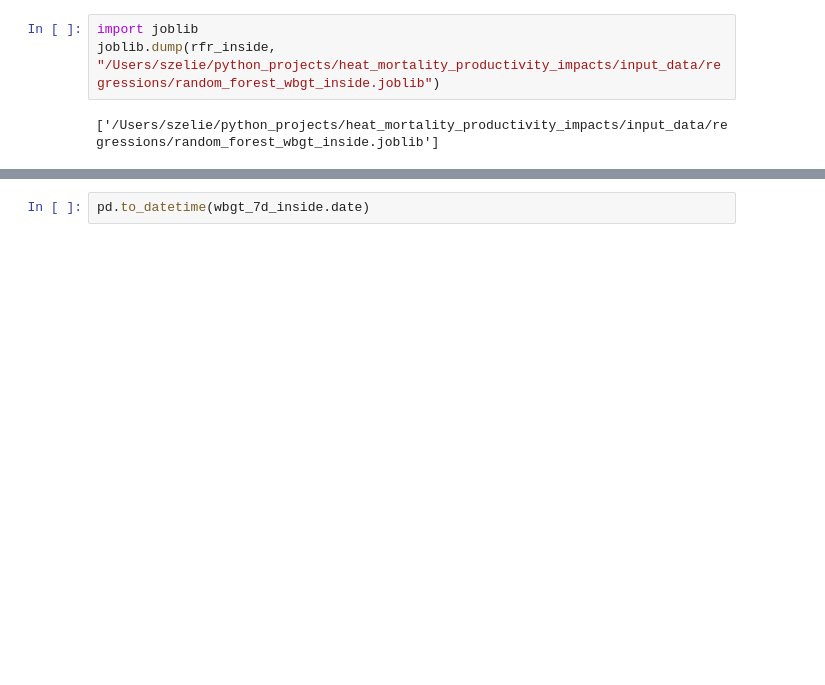
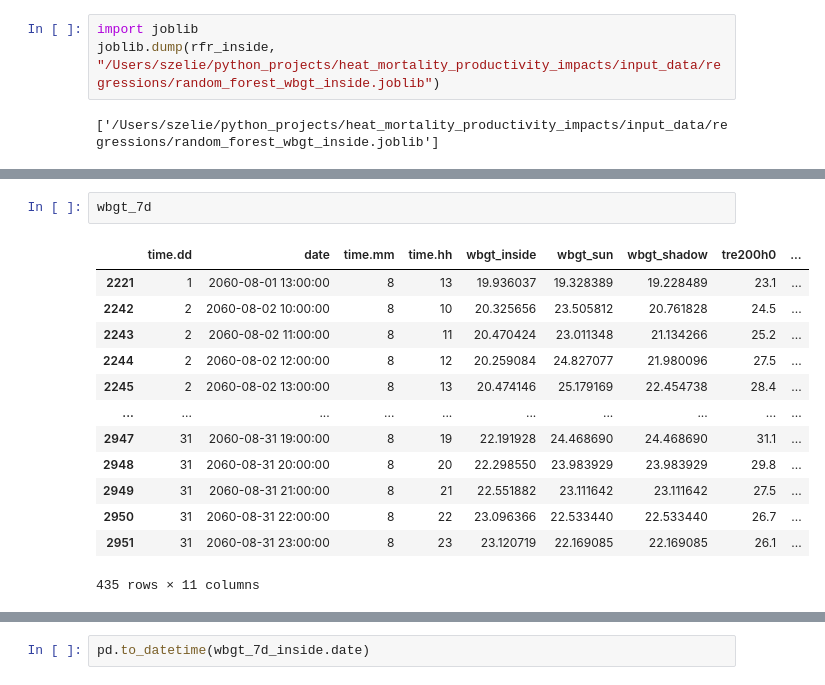
Before and after one commit to zeliest/heat_mortality_productivity_impacts, a Jupyter notebook: research/notebooks/random_forest_wbgt.ipynb, the cells around one changed output, grey strips where cells are left out. Saved outputs shown, nothing was run; the diff lists cells and outputs as text; blank space fills up the shorter version.

```diff
--- a/research/notebooks/random_forest_wbgt.ipynb
+++ b/research/notebooks/random_forest_wbgt.ipynb
@@ -233,2 +232,18 @@ wbgt
+# %%
+wbgt_7d
+# %% [output]
+|  | time.dd | date | time.mm | time.hh | wbgt_inside | wbgt_sun | wbgt_shadow | tre200h0 | ... |
+| 2221 | 1 | 2060-08-01 13:00:00 | 8 | 13 | 19.936037 | 19.328389 | 19.228489 | 23.1 | ... |
+| 2242 | 2 | 2060-08-02 10:00:00 | 8 | 10 | 20.325656 | 23.505812 | 20.761828 | 24.5 | ... |
+| 2243 | 2 | 2060-08-02 11:00:00 | 8 | 11 | 20.470424 | 23.011348 | 21.134266 | 25.2 | ... |
+| 2244 | 2 | 2060-08-02 12:00:00 | 8 | 12 | 20.259084 | 24.827077 | 21.980096 | 27.5 | ... |
+| 2245 | 2 | 2060-08-02 13:00:00 | 8 | 13 | 20.474146 | 25.179169 | 22.454738 | 28.4 | ... |
+| ... | ... | ... | ... | ... | ... | ... | ... | ... | ... |
+| 2947 | 31 | 2060-08-31 19:00:00 | 8 | 19 | 22.191928 | 24.468690 | 24.468690 | 31.1 | ... |
+| 2948 | 31 | 2060-08-31 20:00:00 | 8 | 20 | 22.298550 | 23.983929 | 23.983929 | 29.8 | ... |
+| 2949 | 31 | 2060-08-31 21:00:00 | 8 | 21 | 22.551882 | 23.111642 | 23.111642 | 27.5 | ... |
+| 2950 | 31 | 2060-08-31 22:00:00 | 8 | 22 | 23.096366 | 22.533440 | 22.533440 | 26.7 | ... |
+| 2951 | 31 | 2060-08-31 23:00:00 | 8 | 23 | 23.120719 | 22.169085 | 22.169085 | 26.1 | ... |
+435 rows × 11 columns
 # %%
 ####
```
Also changed, not shown: parts of 24 cells of this notebook, 3 other files.
